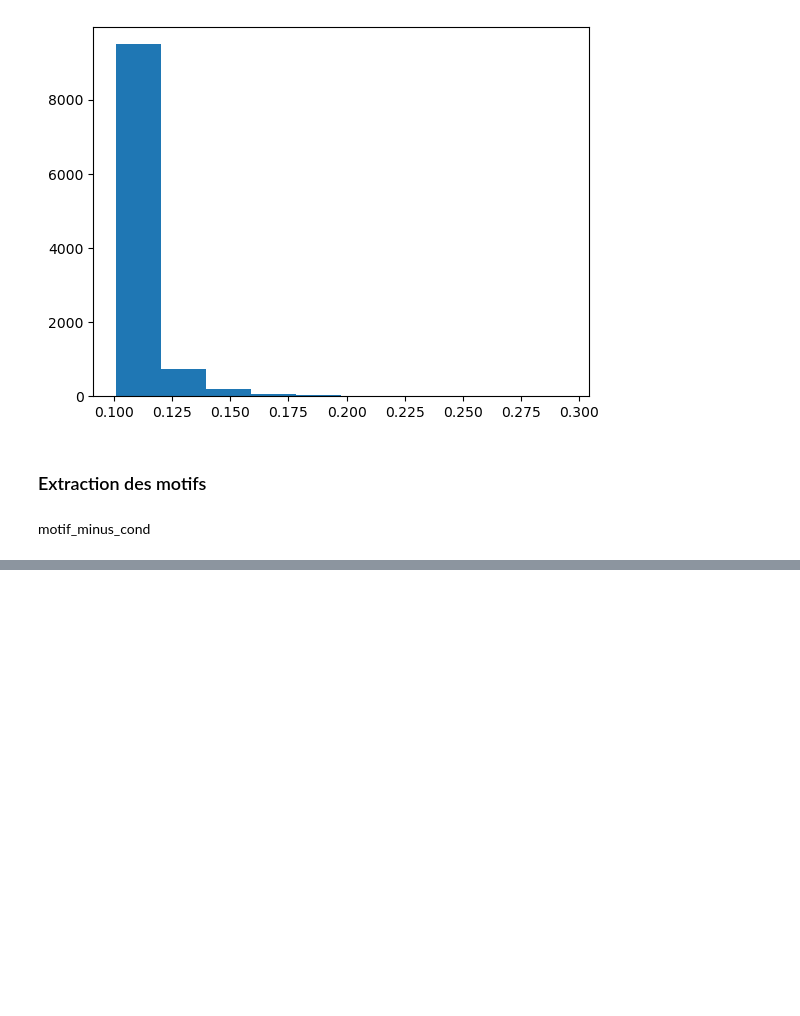
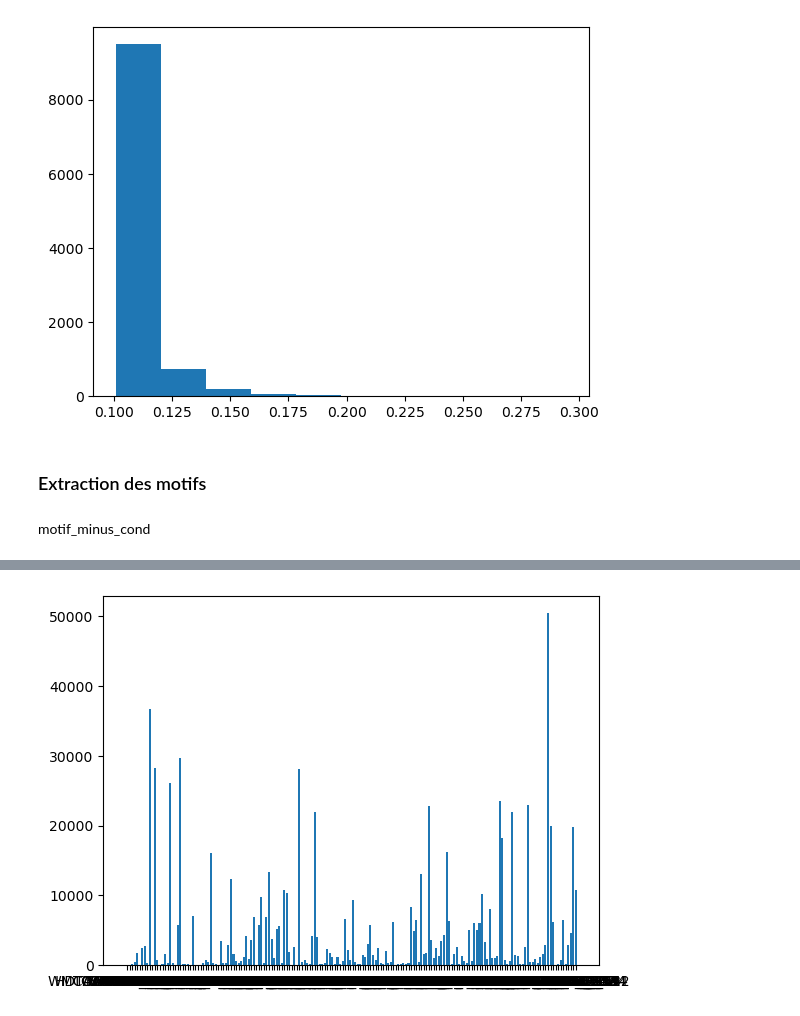
Before and after one commit to JhonatanFelix/Projet_fil_rouge_2024, a Jupyter notebook: motif_frequent_gen.ipynb, the cells around one changed output, grey strips where cells are left out. Cells and saved outputs as stored; diff of their text form; code cells hidden in the pictures; blank space fills up the shorter version.

```diff
--- a/motif_frequent_gen.ipynb
+++ b/motif_frequent_gen.ipynb
@@ -296,6 +288,14 @@ for row in range(0,len(motif_minus_cond)):
 
 motif_plus_cond_data = pd.DataFrame(motif_plus_cond_data)
 motif_minus_cond_data = pd.DataFrame(motif_minus_cond_data)
-
-motif_plus_cond_data["_condition"] = motif_plus_cond["itemsets"].to_list()
-motif_minus_cond_data["_condition"] = motif_minus_cond["itemsets"].to_list()
+# %%
+cond_plus = []
+for i in motif_plus_cond["itemsets"]:
+    cond_plus.append("///".join(list(i)))
+
+cond_minus = []
+for i in motif_minus_cond["itemsets"]:
+    cond_minus.append("///".join(list(i)))
+
+motif_plus_cond_data["_condition"] = cond_plus
+motif_minus_cond_data["_condition"] = cond_minus
@@ -322,0 +350,9 @@ motif_minus_cond_data
+# %%
+PLM = motif_plus_cond_data.drop("_condition", axis=1).columns.to_list()
+values = motif_plus_cond_data.drop("_condition", axis=1).sum(axis="index")
+
+plt.figure()
+plt.bar(PLM,values)
+plt.show()
+# %% [output]
+[figure, added]
```
Also changed, not shown: parts of 12 cells of this notebook.
